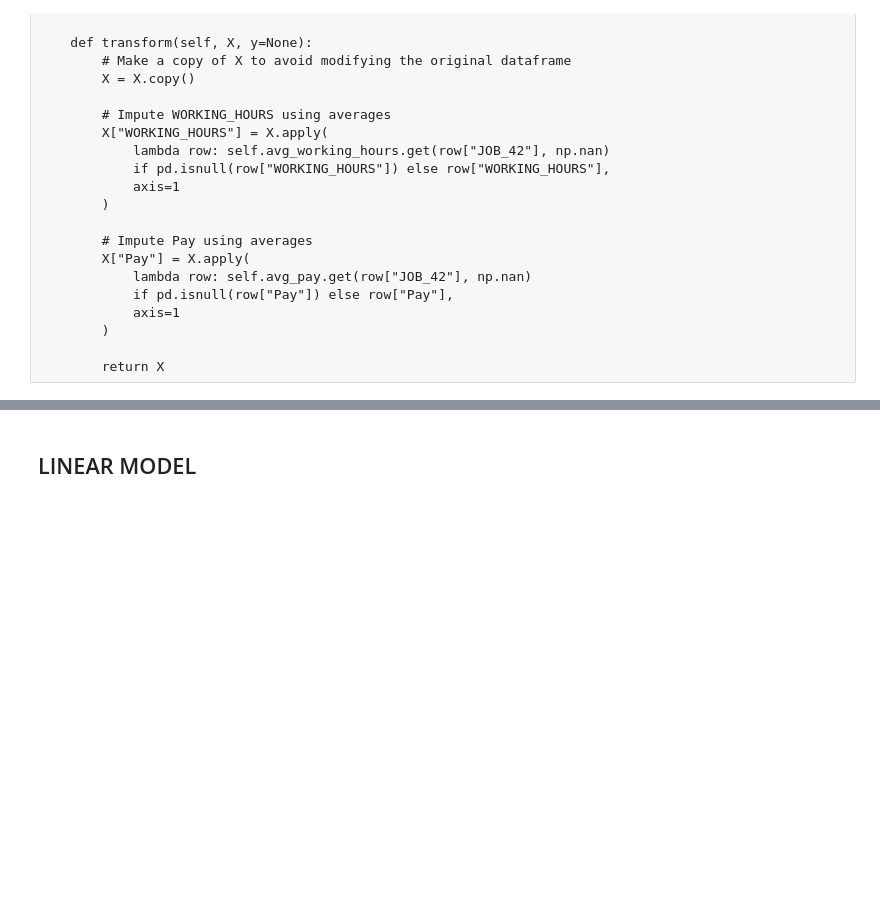
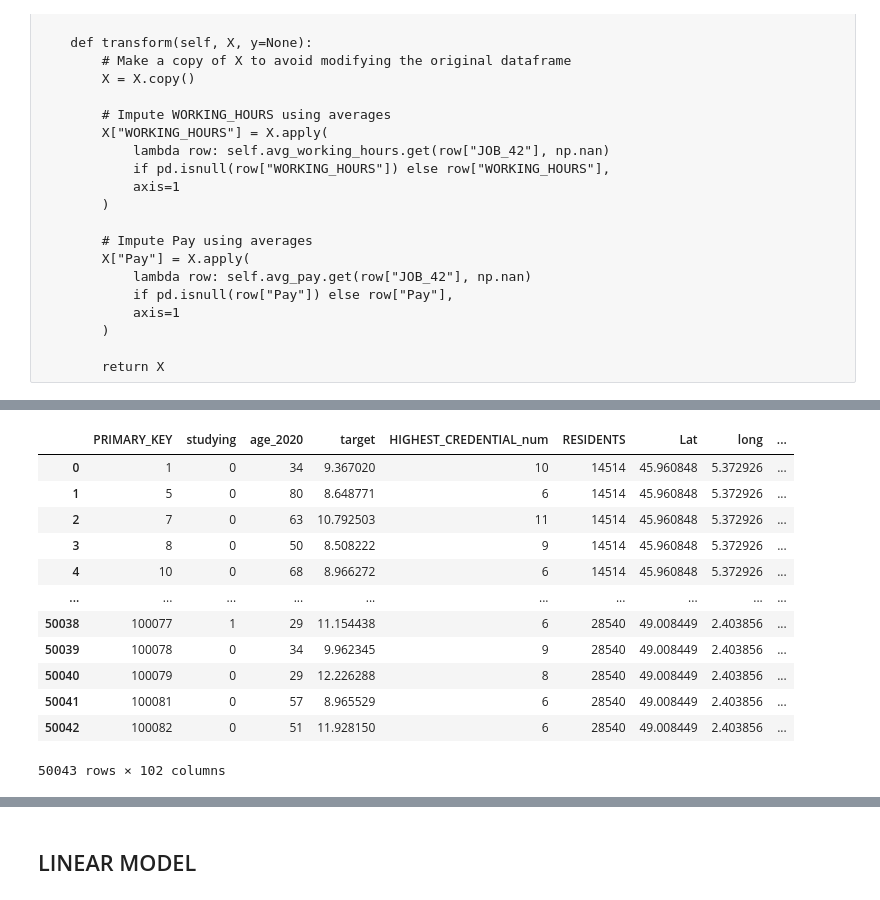
Before and after one commit to rinaaro/Machine-Learning-Project, a Jupyter notebook: project-15.ipynb, the cells around one changed output, grey strips where cells are left out. Drawn from its saved outputs; the diff is of its cells as text; code cells hidden in the pictures; blank space fills up the shorter version.

```diff
--- a/project-15.ipynb
+++ b/project-15.ipynb
@@ -698,14 +896,11 @@ class ImputeMissingValuesByJob42(BaseEstimator, TransformerMixin):
 def preprocess_for_regression(data):
     # List of columns to encode
     categorical_columns = [
-        'HOUSEHOLD_TYPE', 'act_num', 'Sports_Category',
-        'Employer_category', 'employee_count', 'WORK_CONDITION',
-        'labor_force_status', 'emp_contract'
+        'HOUSEHOLD_TYPE', 'act_num', 'Sports_Category', "TYPE_OF_CONTRACT", "sex",
+        'Employer_category', 'WORK_CONDITION',  #maybe not employee count if ordinal?
+        'labor_force_status', 'emp_contract', 'JOB_42_simple', "Economic_sector_num", "work_description",
     ]
-
-    # Ensure all categorical columns are of type string (if they are not already)
-    for col in categorical_columns:
-        data[col] = data[col].astype(str)
+    ##what about regions? they're also categorical non-ordinal
 
     # Apply OneHotEncoder
     ohe = OneHotEncoder(sparse_output=False, handle_unknown='ignore')
@@ -717,11 +912,28 @@ def preprocess_for_regression(data):
 
     # Remove the original categorical columns and add the encoded ones
     data = data.drop(columns=categorical_columns)
+    data = data.drop(columns="JOB_42")
     data = pd.concat([data, encoded_df], axis=1)
 
     return data
 
 
-learn_data = preprocess_for_regression(learn_data)
+learn_data_ohe = preprocess_for_regression(learn_data)
+# %%
+learn_data_ohe
+# %% [output]
+|  | PRIMARY_KEY | studying | age_2020 | target | HIGHEST_CREDENTIAL_num | RESIDENTS | Lat | long | ... |
+| 0 | 1 | 0 | 34 | 9.367020 | 10 | 14514 | 45.960848 | 5.372926 | ... |
+| 1 | 5 | 0 | 80 | 8.648771 | 6 | 14514 | 45.960848 | 5.372926 | ... |
+| 2 | 7 | 0 | 63 | 10.792503 | 11 | 14514 | 45.960848 | 5.372926 | ... |
+| 3 | 8 | 0 | 50 | 8.508222 | 9 | 14514 | 45.960848 | 5.372926 | ... |
+| 4 | 10 | 0 | 68 | 8.966272 | 6 | 14514 | 45.960848 | 5.372926 | ... |
+| ... | ... | ... | ... | ... | ... | ... | ... | ... | ... |
+| 50038 | 100077 | 1 | 29 | 11.154438 | 6 | 28540 | 49.008449 | 2.403856 | ... |
+| 50039 | 100078 | 0 | 34 | 9.962345 | 9 | 28540 | 49.008449 | 2.403856 | ... |
+| 50040 | 100079 | 0 | 29 | 12.226288 | 8 | 28540 | 49.008449 | 2.403856 | ... |
+| 50041 | 100081 | 0 | 57 | 8.965529 | 6 | 28540 | 49.008449 | 2.403856 | ... |
+| 50042 | 100082 | 0 | 51 | 11.928150 | 6 | 28540 | 49.008449 | 2.403856 | ... |
+50043 rows × 102 columns
 # %%
 print(learn_data.columns)
```
Also changed, not shown: parts of 36 cells of this notebook.
